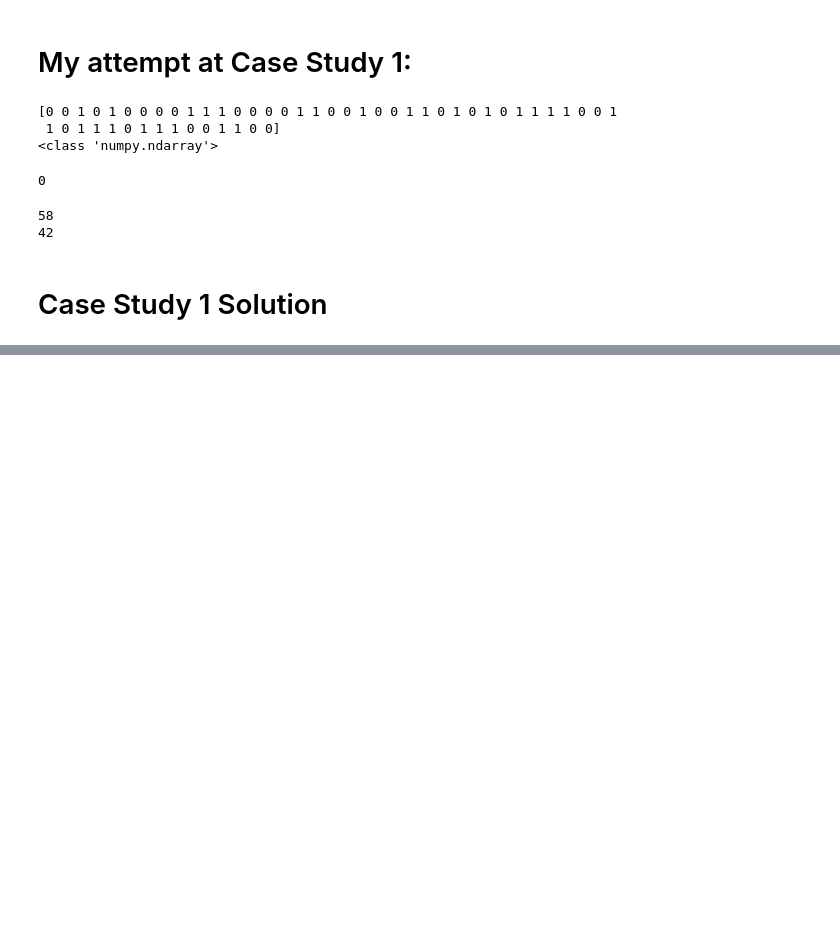
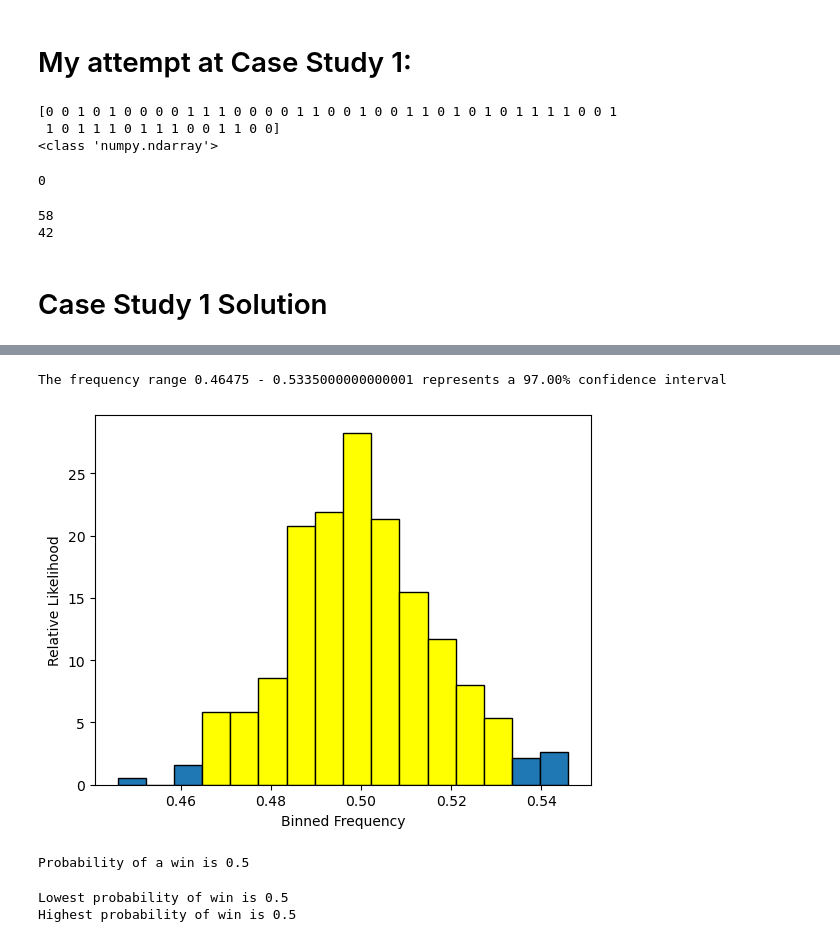
Before and after one commit to IanSinColorado/DataScienceBootcamp, a Jupyter notebook: Chapter4.CaseStudy1.ipynb, the cells around one changed output, grey strips where cells are left out. Saved outputs shown, nothing was run; the diff lists cells and outputs as text; code cells hidden in the pictures; blank space fills up the shorter version.

```diff
--- a/Chapter4.CaseStudy1.ipynb
+++ b/Chapter4.CaseStudy1.ipynb
@@ -129,0 +169,35 @@ def execute_strategy(min_fraction_red=0.5, shuffled_deck=None, return_index=Fals
+# %%
+def compute_high_confidence_interval(likelihoods, bin_width):
+    peak_index = likelihoods.argmax()
+    area = likelihoods[peak_index] * bin_width
+    start_index, end_index = peak_index, peak_index + 1
+    while area < 0.95:
+        if start_index > 0:
+            start_index -= 1
+        if end_index < (likelihoods.size - 1):
+            end_index += 1
+
+        area = likelihoods[start_index : end_index + 1].sum() * bin_width
+
+    range_start, range_end = bin_edges[start_index], bin_edges[end_index]
+    range_string = f"{range_start} - {range_end}"
+    print(f"The frequency range {range_string} represents a {100 * area:.2f}% confidence interval")
+    return start_index, end_index
+# %%
+# Compute a confidence interval for 3 million shuffles
+np.random.seed(0)
+frequency_array = np.array([repeat_game(1000) for _ in range(300)])
+
+likelihoods, bin_edges, patches = plt.hist(frequency_array, bins='auto', edgecolor='k', density=True)
+bin_width = bin_edges[1] - bin_edges[0]
+start_index, end_index = compute_high_confidence_interval(likelihoods, bin_width)
+
+for i in range(start_index, end_index):
+    patches[i].set_facecolor('yellow')
+plt.xlabel('Binned Frequency')
+plt.ylabel('Relative Likelihood')
+
+plt.show()
+# %% [output]
+The frequency range 0.46475 - 0.5335000000000001 represents a 97.00% confidence interval
+[figure, added]
@@ -129,0 +257,30 @@ def execute_strategy(min_fraction_red=0.5, shuffled_deck=None, return_index=Fals
+# %%
+# 4.2 Optimizing strategies using the sample space for a 10-card deck
+total_cards = 10
+total_red_cards = int(total_cards / 2)
+total_black_cards = total_red_cards
+unshuffled_deck = [1] * total_red_cards + [0] * total_black_cards
+sample_space = set(itertools.permutations(unshuffled_deck))
+win_condition = lambda x: execute_strategy(shuffled_deck = np.array(x))
+prob_win = compute_event_probability(win_condition, sample_space)
+print(f"Probability of a win is {prob_win}")
+# %% [output]
+Probability of a win is 0.5
+# %%
+# Trying out different min_red_fractions from 0.5 to 1.0
+def scan_strategies():
+    fractions = [value for value in range(50, 100)]
+    probabilities = []
+    for frac in fractions:
+        win_condition = lambda x: execute_strategy(frac, shuffled_deck = np.array(x))
+        probabilities.append(compute_event_probability(win_condition, sample_space))
+
+    return probabilities
+
+probabilities = scan_strategies()
+print(f"Lowest probability of win is {min(probabilities)}")
+print(f"Highest probability of win is {max(probabilities)}")
+# The different strategies do not affect the outcome
+# %% [output]
+Lowest probability of win is 0.5
+Highest probability of win is 0.5
```
Also changed, not shown: parts of 14 cells of this notebook, 1 other file.
